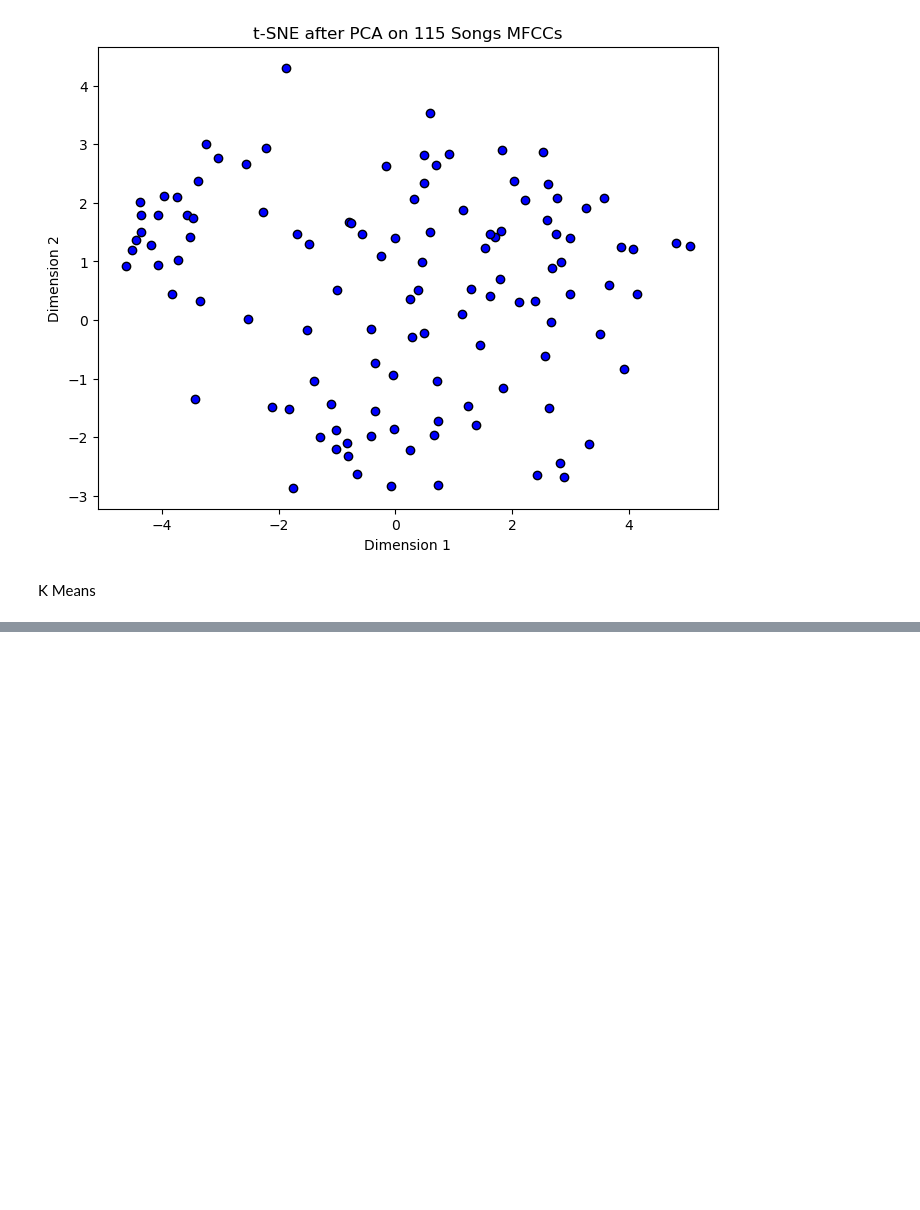
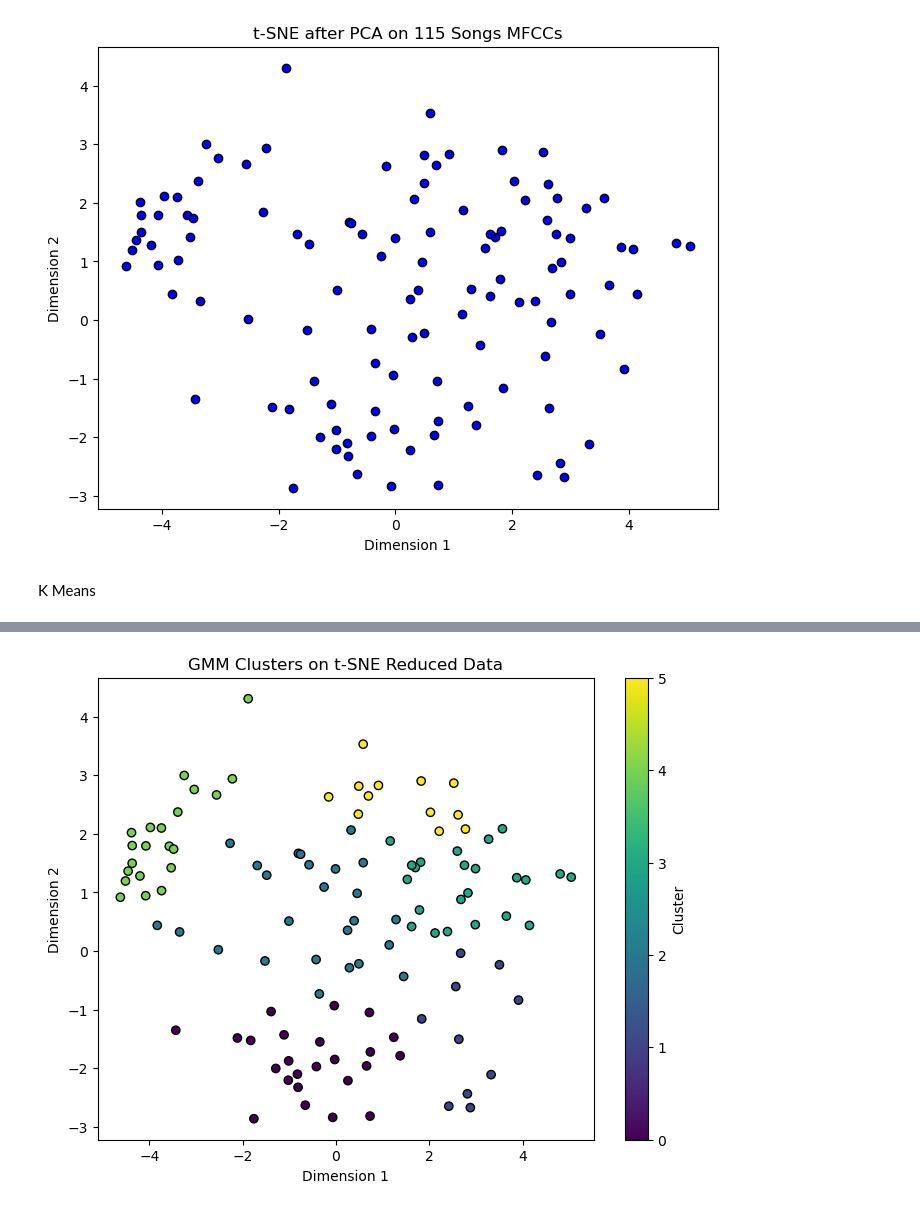
Before and after one commit to ShivtejGhatage/DS203_Project, a Jupyter notebook: MFCC_Mean.ipynb, the cells around one changed output, grey strips where cells are left out. Cells and saved outputs as stored; diff of their text form; code cells hidden in the pictures; blank space fills up the shorter version.

Commit message:
Downsized Probably Final

```diff
--- a/MFCC_Mean.ipynb
+++ b/MFCC_Mean.ipynb
@@ -277 +277,85 @@ GMM Cluster
 Name: count, dtype: int64
+# %%
+from sklearn.mixture import GaussianMixture
+import matplotlib.pyplot as plt
+
+
+import pandas as pd
+
+mfcc_tsne_PCA_df = pd.read_csv('MFCCtsnePCA_Mean.csv')
+mfcc_df = pd.read_csv('MFCC_Meaned_20.csv')
+
+# Filter the rows where 'Song' equals specific values (1, 2, 3, 4, 5, 6)
+song_identifiers = ['mfcc_output_1', 'mfcc_output_56', 'mfcc_output_84', 'mfcc_output_79', 'mfcc_output_30','mfcc_output_3']
+
+filtered_points = mfcc_tsne_PCA_df[mfcc_tsne_PCA_df['Song'].isin(song_identifiers)]
+
+
+song_names = mfcc_tsne_PCA_df['Song']  # Save the 'Song' column
+mfcc_tsne_PCA_df = mfcc_tsne_PCA_df.drop(columns=['Song'])  # Use only the MFCC coefficients for PCA and t-SNE
+
+
+
+# Display or assign these points as centroids
+initial_centroids = filtered_points[['Dimension 1', 'Dimension 2']].values
+
+print("Initial Centroids:")
+print(initial_centroids)
+
+mfcc_tsne_PCA_df = mfcc_tsne_PCA_df.drop(mfcc_tsne_PCA_df.columns[0], axis=1)
+print(mfcc_tsne_PCA_df.head())
+
+# Assuming mfcc_df is your DataFrame with 115 songs and 20 MFCC coefficients
+gmm = GaussianMixture(n_components=6,means_init=initial_centroids, random_state=42)  # Use 6 components based on your categories
+gmm_labels = gmm.fit_predict(mfcc_tsne_PCA_df)
+
+
+gmm_probabilities = gmm.predict_proba(mfcc_tsne_PCA_df)
+probability_df = pd.DataFrame(gmm_probabilities, columns=[f'Cluster_{i}' for i in range(6)])
+probability_df['Song'] = song_names
+probability_df.to_csv('Mean_Probability.csv')
+
+# Add GMM labels to the DataFrame for analysis
+
+mfcc_df['GMM Cluster'] = gmm_labels
+# Visualizing GMM clusters (y
+
+mfcc_tsne_PCA_df['GMM Cluster'] = gmm_labels
+
+
+# Visualizing GMM clusters (you can use t-SNE/PCA results here too)
+plt.figure(figsize=(8, 6))
+plt.scatter(mfcc_tsne_PCA_df['Dimension 1'], mfcc_tsne_PCA_df['Dimension 2'], c=gmm_labels, cmap='viridis', edgecolor='k')
+plt.title('GMM Clusters on t-SNE Reduced Data')
+plt.xlabel('Dimension 1')
+plt.ylabel('Dimension 2')
+plt.colorbar(label='Cluster')
+plt.show()
+
+# Step 1: Define a mapping based on your inspection of each cluster's content.
+cluster_names = {
+    0:  "Indian National Anthem",
+    1:   "Michael Jackson Songs",
+    2:  "Marathi Lavni",
+    3:  "Marathi Bhav Geet",
+    4:  "Kishor Kumar Songs",
+    5:  "Asha Bhosale Songs"
+}
+
+# Step 2: Map the numeric cluster labels to the meaningful names.
+mfcc_tsne_PCA_df['GMM Cluster Name'] = mfcc_tsne_PCA_df['GMM Cluster'].map(cluster_names)
+
+# Optional: Save this version with named clusters
+probability_df.columns = [cluster_names[int(col.split('_')[1])] if 'Cluster_' in col else col for col in probability_df.columns]
+
+# Save the probability DataFrame with named clusters
+probability_df.to_csv('Mean_Probability.csv', index=False)
+
+
+mfcc_tsne_PCA_df['Song'] = song_names  # Add the 'Song' column back to the t-SNE results
+mfcc_tsne_PCA_df.to_csv('Output_GMM_Mean.csv')
+
+
+# Optional: Print cluster assignment
+print(mfcc_df['GMM Cluster'].value_counts())
+# %% [output]
@@ -277,0 +375 @@ Name: count, dtype: int64
+[figure, added]
```
Also changed, not shown: parts of 2 cells of this notebook, 14 other files.
